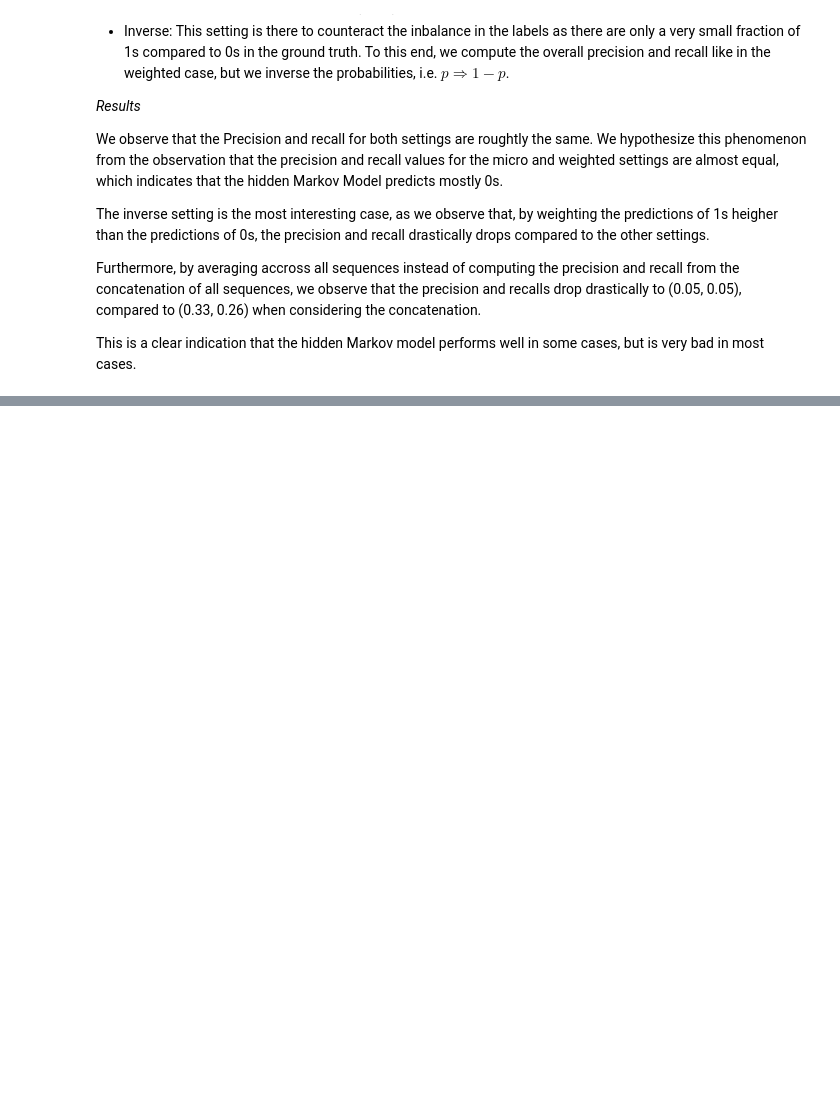
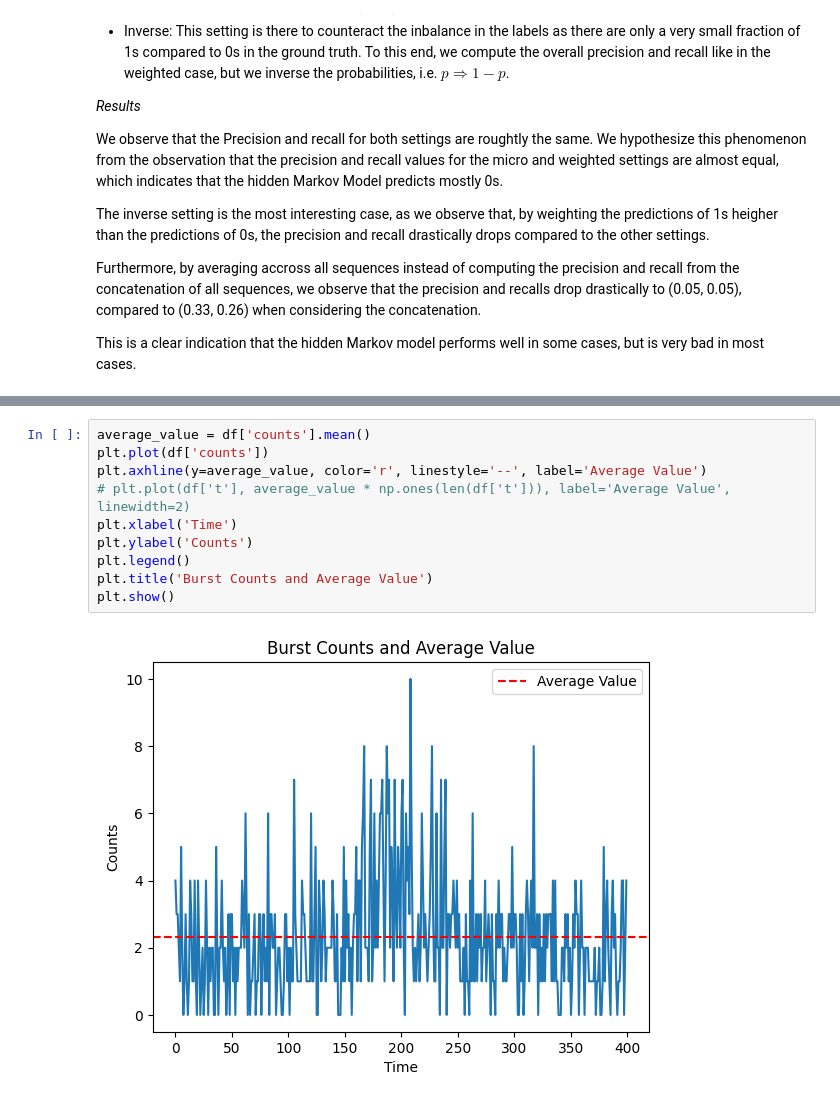
Before and after one commit to FelixCeard/Statistical-Learning-, a Jupyter notebook: sheet-01/code.ipynb, the cells around one changed output, grey strips where cells are left out. Drawn from its saved outputs; the diff is of its cells as text; blank space fills up the shorter version.

```diff
--- a/sheet-01/code.ipynb
+++ b/sheet-01/code.ipynb
@@ -1259,0 +1443,12 @@ This is a clear indication that the hidden Markov model performs well in some ca
+# %%
+average_value = df['counts'].mean()
+plt.plot(df['counts'])
+plt.axhline(y=average_value, color='r', linestyle='--', label='Average Value')
+# plt.plot(df['t'], average_value * np.ones(len(df['t'])), label='Average Value', linewidth=2)
+plt.xlabel('Time')
+plt.ylabel('Counts')
+plt.legend()
+plt.title('Burst Counts and Average Value')
+plt.show()
+# %% [output]
+[figure, added]
```
Also changed, not shown: parts of 41 cells of this notebook, 7 other files.
